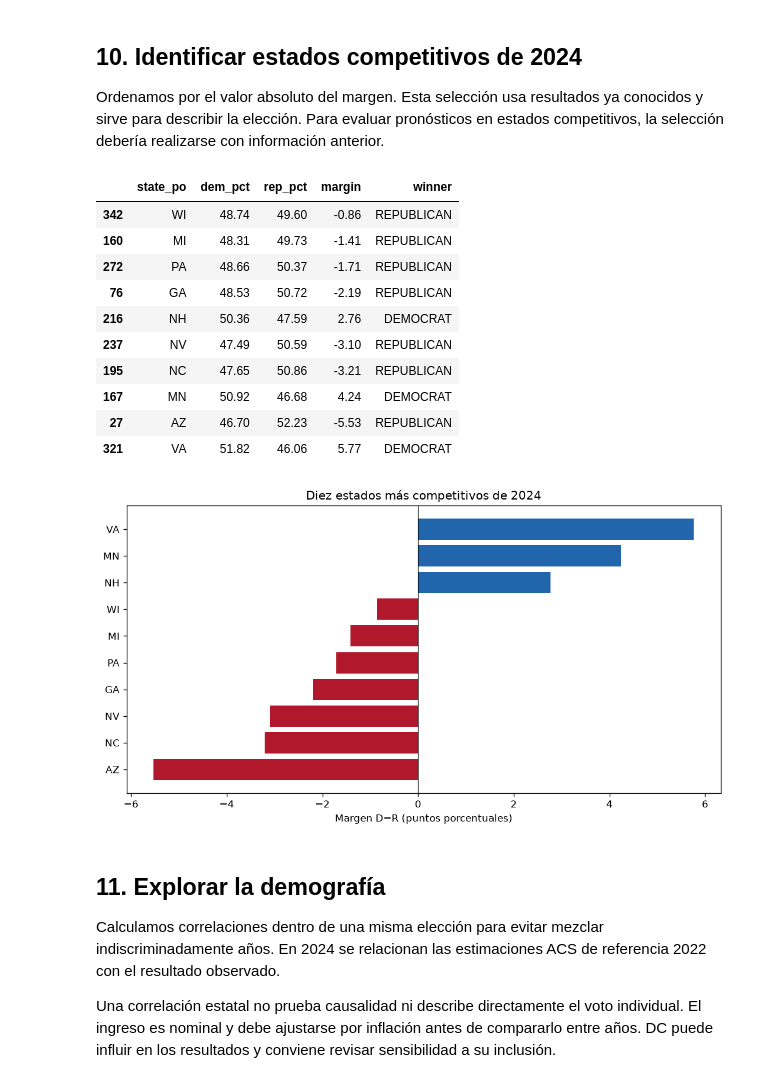
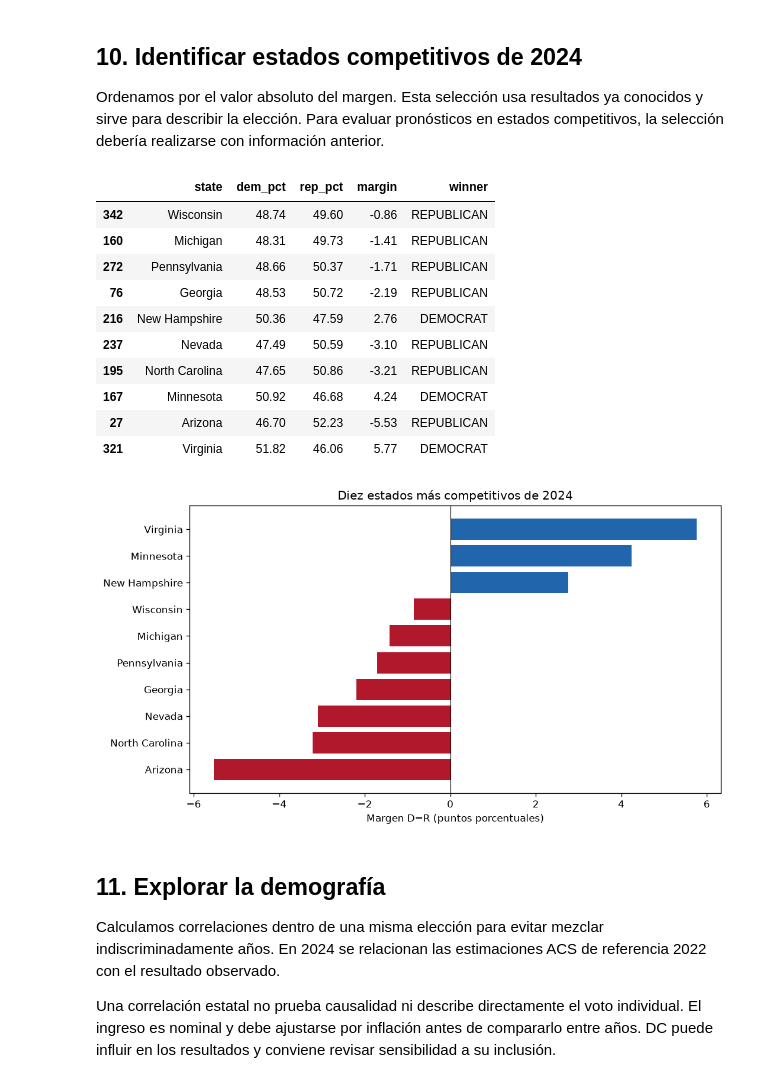
Before and after one commit to diaznicolasandres1/Ciencia-datos-, a Jupyter notebook: notebooks/01_informe_elecciones.ipynb, the cells around one changed output. Drawn from its saved outputs; the diff is of its cells as text; code cells hidden in the pictures.

```diff
--- a/notebooks/01_informe_elecciones.ipynb
+++ b/notebooks/01_informe_elecciones.ipynb
@@ -299,27 +299,27 @@ plt.show()
 Ordenamos por el valor absoluto del margen. Esta selección usa resultados ya conocidos y sirve para describir la elección. Para evaluar pronósticos en estados competitivos, la selección debería realizarse con información anterior.
 # %%
 competitive = master.query("year == 2024").assign(abs_margin=lambda x: x.margin.abs()).sort_values("abs_margin").head(10)
-display(competitive[["state_po", "dem_pct", "rep_pct", "margin", "winner"]].round(2))
+display(competitive.assign(state=competitive.state.str.title())[["state", "dem_pct", "rep_pct", "margin", "winner"]].round(2))
 plot_data = competitive.sort_values("margin")
 fig, ax = plt.subplots(figsize=(9, 5))
-ax.barh(plot_data.state_po, plot_data.margin, color=np.where(plot_data.margin >= 0, "#2166ac", "#b2182b"))
+ax.barh(plot_data.state.str.title(), plot_data.margin, color=np.where(plot_data.margin >= 0, "#2166ac", "#b2182b"))
 ax.axvline(0, color="black", linewidth=.7)
 ax.set(xlabel="Margen D−R (puntos porcentuales)", title="Diez estados más competitivos de 2024")
 plt.tight_layout()
 plt.show()
 # %% [output]
-|  | state_po | dem_pct | rep_pct | margin | winner |
-| 342 | WI | 48.74 | 49.60 | -0.86 | REPUBLICAN |
-| 160 | MI | 48.31 | 49.73 | -1.41 | REPUBLICAN |
-| 272 | PA | 48.66 | 50.37 | -1.71 | REPUBLICAN |
-| 76 | GA | 48.53 | 50.72 | -2.19 | REPUBLICAN |
-| 216 | NH | 50.36 | 47.59 | 2.76 | DEMOCRAT |
-| 237 | NV | 47.49 | 50.59 | -3.10 | REPUBLICAN |
-| 195 | NC | 47.65 | 50.86 | -3.21 | REPUBLICAN |
-| 167 | MN | 50.92 | 46.68 | 4.24 | DEMOCRAT |
-| 27 | AZ | 46.70 | 52.23 | -5.53 | REPUBLICAN |
-| 321 | VA | 51.82 | 46.06 | 5.77 | DEMOCRAT |
+|  | state | dem_pct | rep_pct | margin | winner |
+| 342 | Wisconsin | 48.74 | 49.60 | -0.86 | REPUBLICAN |
+| 160 | Michigan | 48.31 | 49.73 | -1.41 | REPUBLICAN |
+| 272 | Pennsylvania | 48.66 | 50.37 | -1.71 | REPUBLICAN |
+| 76 | Georgia | 48.53 | 50.72 | -2.19 | REPUBLICAN |
+| 216 | New Hampshire | 50.36 | 47.59 | 2.76 | DEMOCRAT |
+| 237 | Nevada | 47.49 | 50.59 | -3.10 | REPUBLICAN |
+| 195 | North Carolina | 47.65 | 50.86 | -3.21 | REPUBLICAN |
+| 167 | Minnesota | 50.92 | 46.68 | 4.24 | DEMOCRAT |
+| 27 | Arizona | 46.70 | 52.23 | -5.53 | REPUBLICAN |
+| 321 | Virginia | 51.82 | 46.06 | 5.77 | DEMOCRAT |
-[figure, old version]
+[figure, new version]
 # %% [markdown]
 ## 11. Explorar la demografía
 
```
Also changed, not shown: parts of 6 cells of this notebook, 4 other files.
